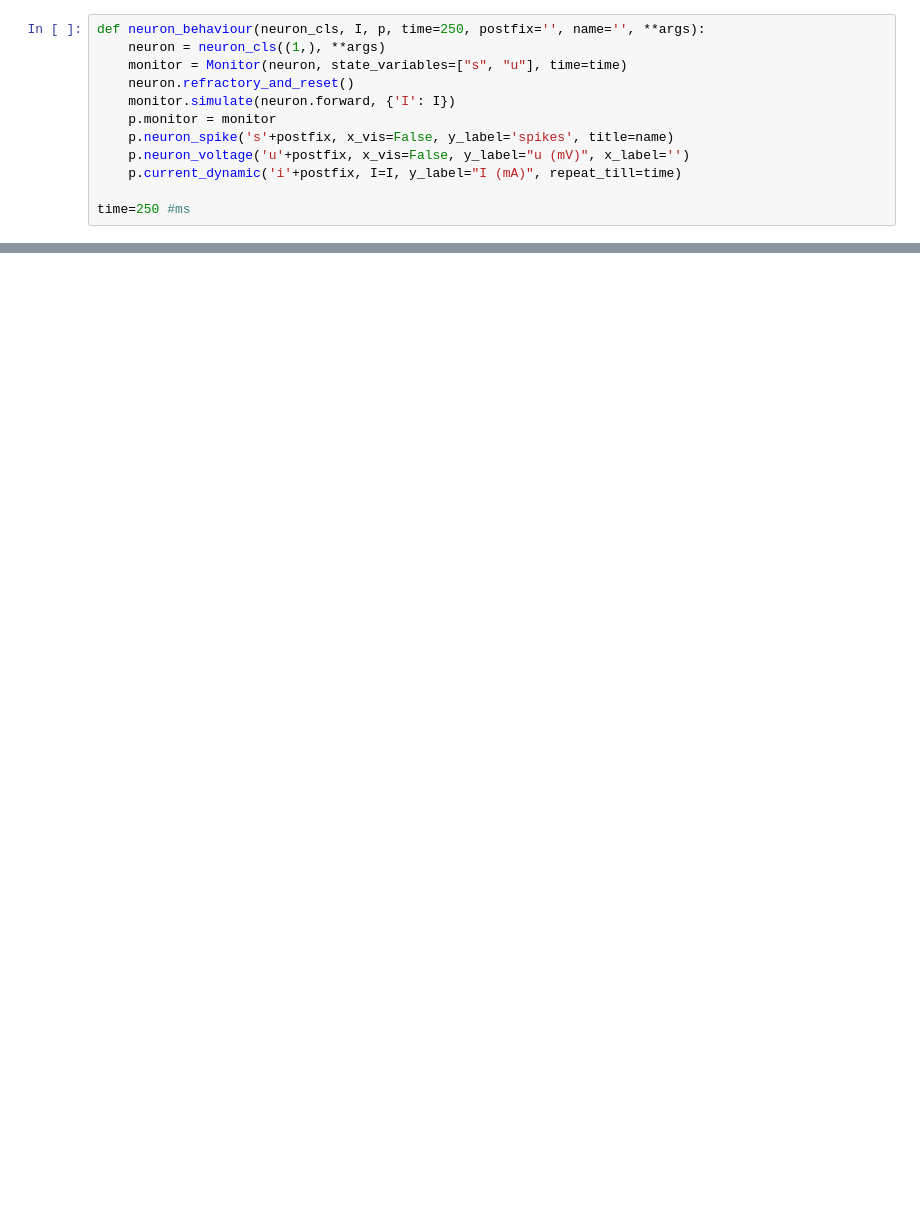
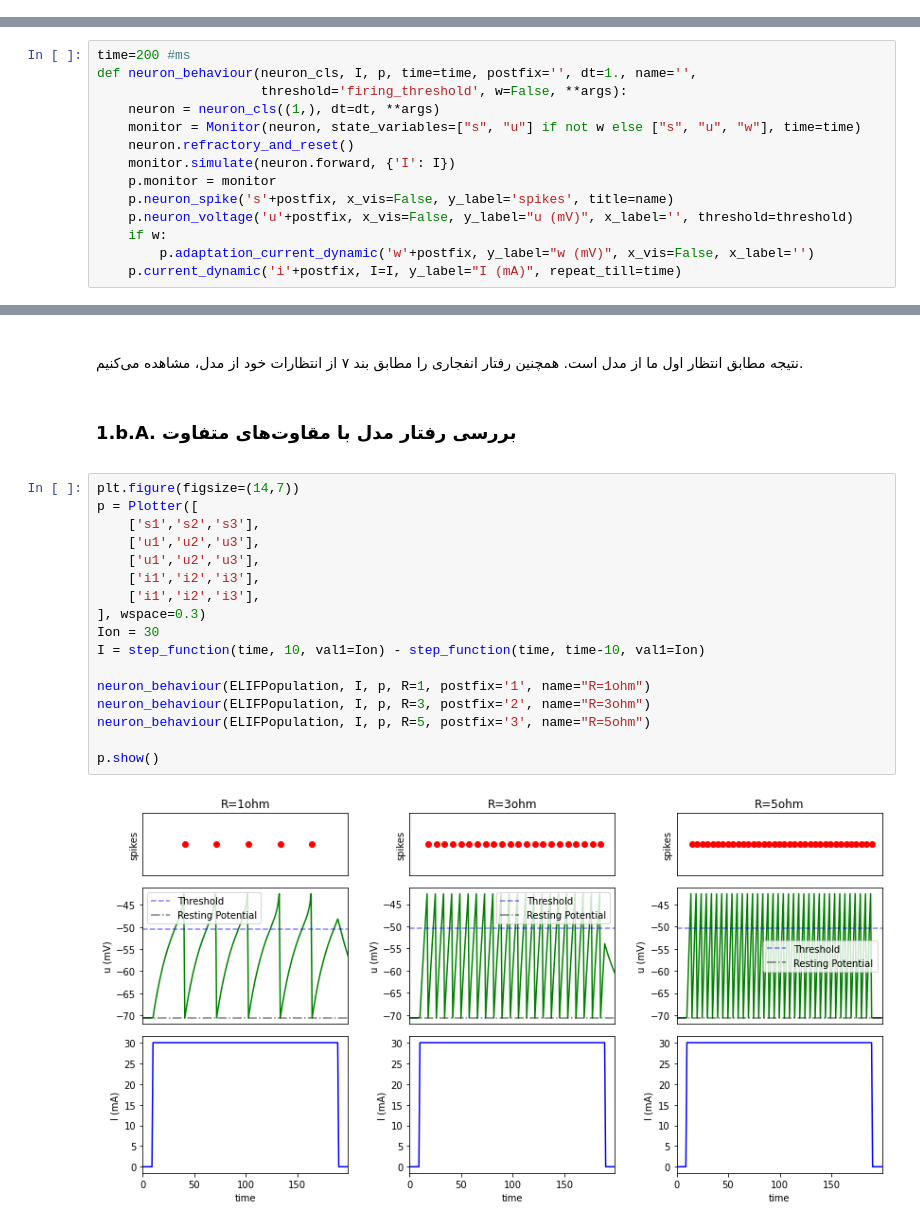
Before and after one commit to cnrl/Spiral, a Jupyter notebook: main.ipynb, the cells around one changed output, grey strips where cells are left out. Cells and saved outputs as stored; diff of their text form; blank space fills up the shorter version.

```diff
--- a/main.ipynb
+++ b/main.ipynb
@@ -78,12 +0,0 @@ import torch
-# %%
-def neuron_behaviour(neuron_cls, I, p, time=250, postfix='', name='', **args):
-    neuron = neuron_cls((1,), **args)
-    monitor = Monitor(neuron, state_variables=["s", "u"], time=time)
-    neuron.refractory_and_reset()
-    monitor.simulate(neuron.forward, {'I': I})
-    p.monitor = monitor
-    p.neuron_spike('s'+postfix, x_vis=False, y_label='spikes', title=name)
-    p.neuron_voltage('u'+postfix, x_vis=False, y_label="u (mV)", x_label='')
-    p.current_dynamic('i'+postfix, I=I, y_label="I (mA)", repeat_till=time)
-
-time=250 #ms
@@ -524,0 +90,14 @@ p.show()
+# %%
+time=200 #ms
+def neuron_behaviour(neuron_cls, I, p, time=time, postfix='', dt=1., name='',
+                     threshold='firing_threshold', w=False, **args):
+    neuron = neuron_cls((1,), dt=dt, **args)
+    monitor = Monitor(neuron, state_variables=["s", "u"] if not w else ["s", "u", "w"], time=time)
+    neuron.refractory_and_reset()
+    monitor.simulate(neuron.forward, {'I': I})
+    p.monitor = monitor
+    p.neuron_spike('s'+postfix, x_vis=False, y_label='spikes', title=name)
+    p.neuron_voltage('u'+postfix, x_vis=False, y_label="u (mV)", x_label='', threshold=threshold)
+    if w:
+        p.adaptation_current_dynamic('w'+postfix, y_label="w (mV)", x_vis=False, x_label='')
+    p.current_dynamic('i'+postfix, I=I, y_label="I (mA)", repeat_till=time)
@@ -524,0 +178,29 @@ p.show()
+# %% [markdown]
+<div dir='rtl'>
+<br/>
+نتیجه مطابق انتظار اول ما از مدل است. همچنین رفتار انفجاری را مطابق بند ۷ از انتظارات خود از مدل، مشاهده می‌کنیم.
+</div>
+# %% [markdown]
+<a id='1Ab'></a>
+<div dir='rtl'>
+<h3>1.b.A. بررسی رفتار مدل با مقاوت‌های متفاوت</h3>
+</div>
+# %%
+plt.figure(figsize=(14,7))
+p = Plotter([
+    ['s1','s2','s3'],
+    ['u1','u2','u3'],
+    ['u1','u2','u3'],
+    ['i1','i2','i3'],
+    ['i1','i2','i3'],
+], wspace=0.3)
+Ion = 30
+I = step_function(time, 10, val1=Ion) - step_function(time, time-10, val1=Ion)
+
+neuron_behaviour(ELIFPopulation, I, p, R=1, postfix='1', name="R=1ohm")
+neuron_behaviour(ELIFPopulation, I, p, R=3, postfix='2', name="R=3ohm")
+neuron_behaviour(ELIFPopulation, I, p, R=5, postfix='3', name="R=5ohm")
+
+p.show()
+# %% [output]
+[figure, added]
```
Also changed, not shown: parts of 134 cells of this notebook, 2 other files.
